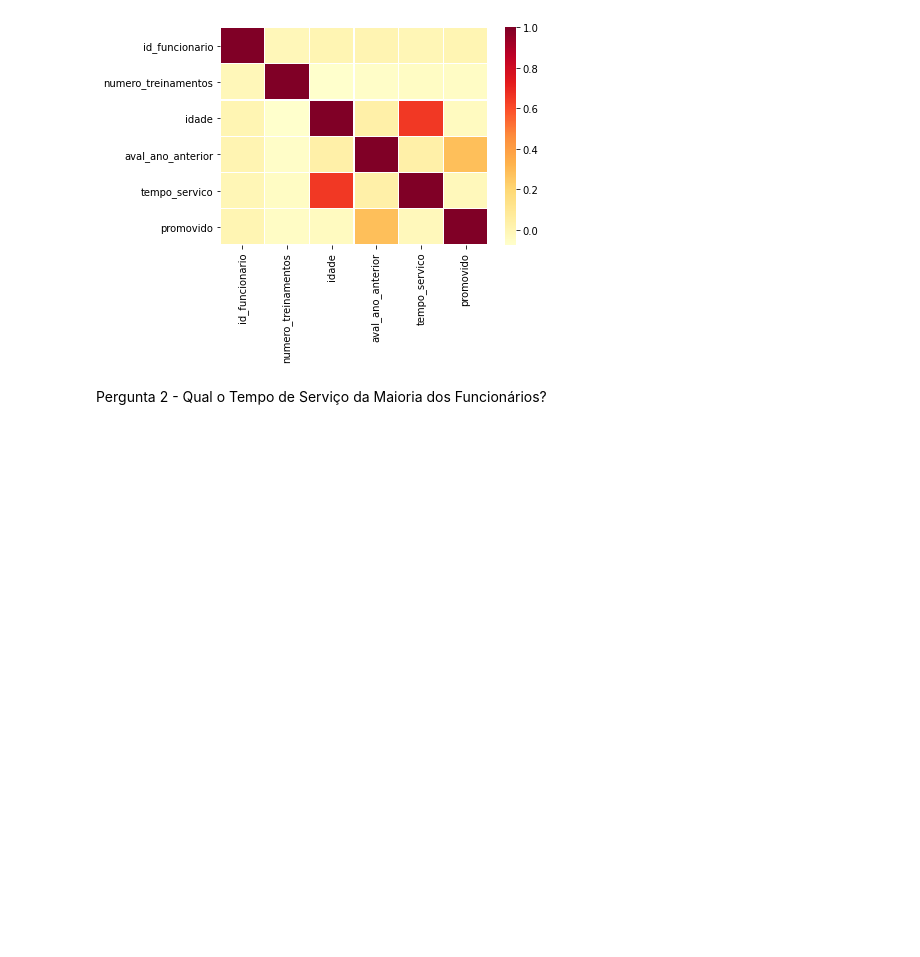
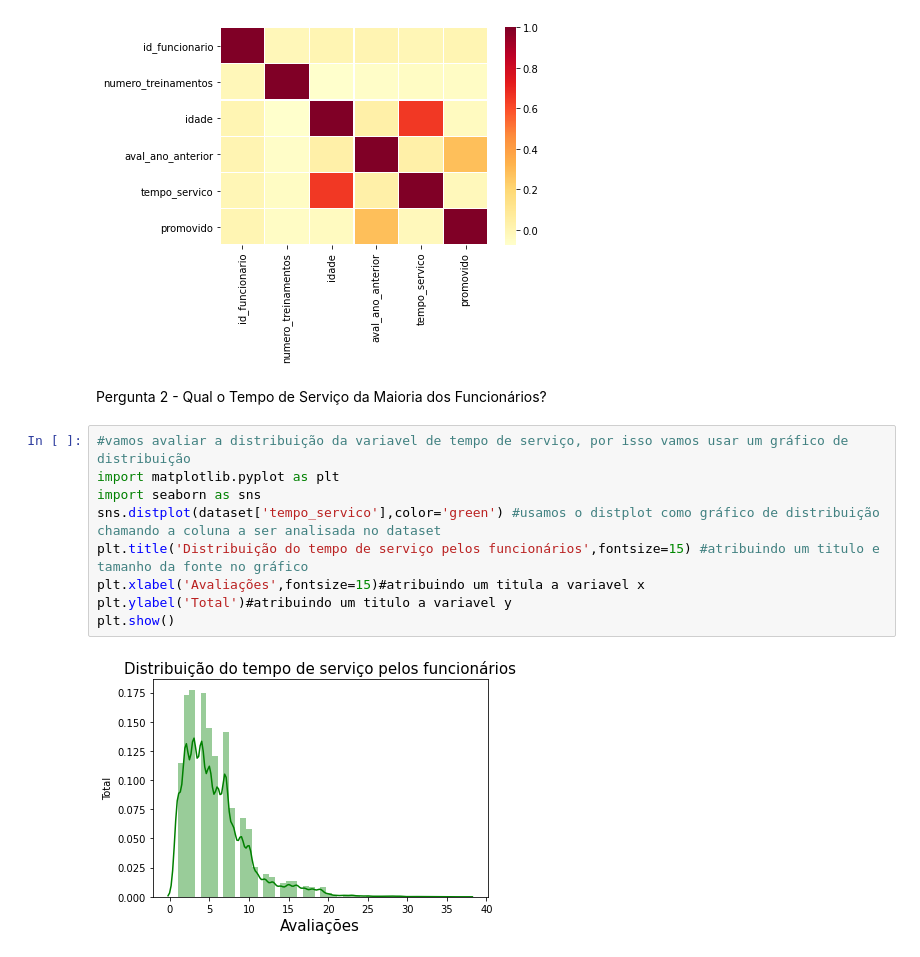
Before and after one commit to igomes93/projetos_data_sciense, a Jupyter notebook: Análise_RH.ipynb, the cells around one changed output. Drawn from its saved outputs; the diff is of its cells as text; blank space fills up the shorter version.

```diff
--- a/Análise_RH.ipynb
+++ b/Análise_RH.ipynb
@@ -254,3 +254,14 @@ plt.show()
 [figure]
 # %% [markdown]
 Pergunta 2 - Qual o Tempo de Serviço da Maioria dos Funcionários?
+# %%
+#vamos avaliar a distribuição da variavel de tempo de serviço, por isso vamos usar um gráfico de distribuição
+import matplotlib.pyplot as plt
+import seaborn as sns
+sns.distplot(dataset['tempo_servico'],color='green') #usamos o distplot como gráfico de distribuição chamando a coluna a ser analisada no dataset
+plt.title('Distribuição do tempo de serviço pelos funcionários',fontsize=15) #atribuindo um titulo e tamanho da fonte no gráfico
+plt.xlabel('Avaliações',fontsize=15)#atribuindo um titula a variavel x
+plt.ylabel('Total')#atribuindo um titulo a variavel y
+plt.show()
+# %% [output]
+[figure, added]
```
Also changed, not shown: parts of 11 cells of this notebook.
